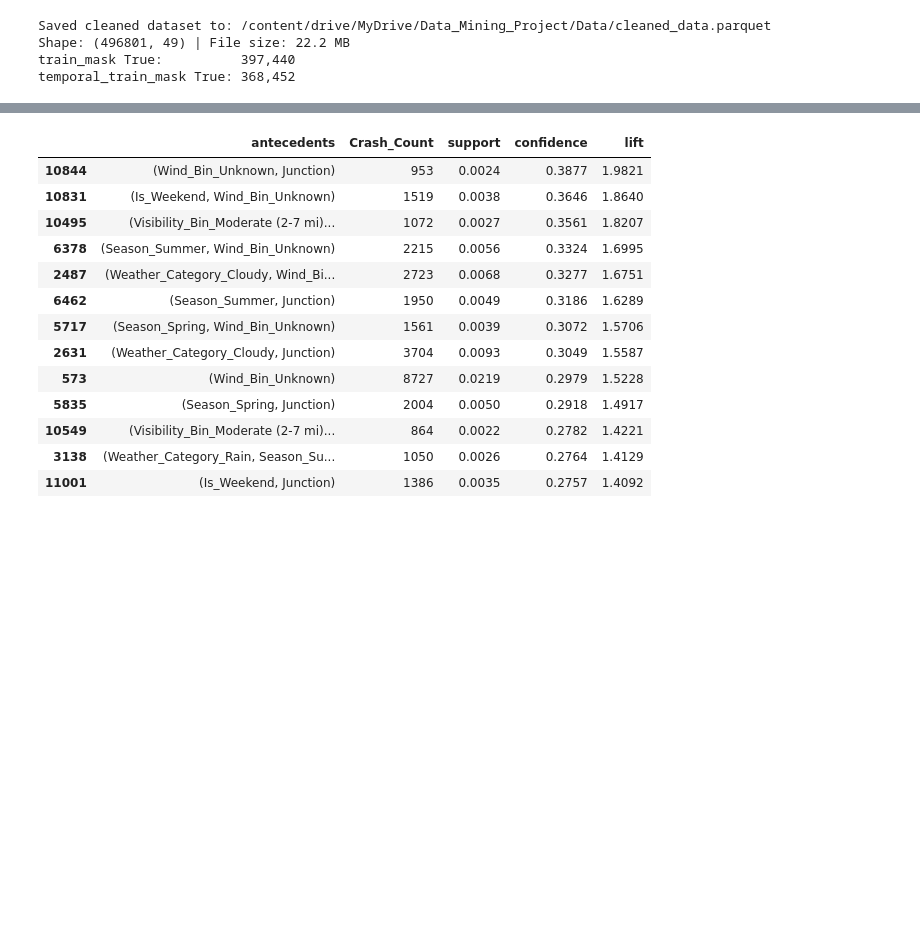
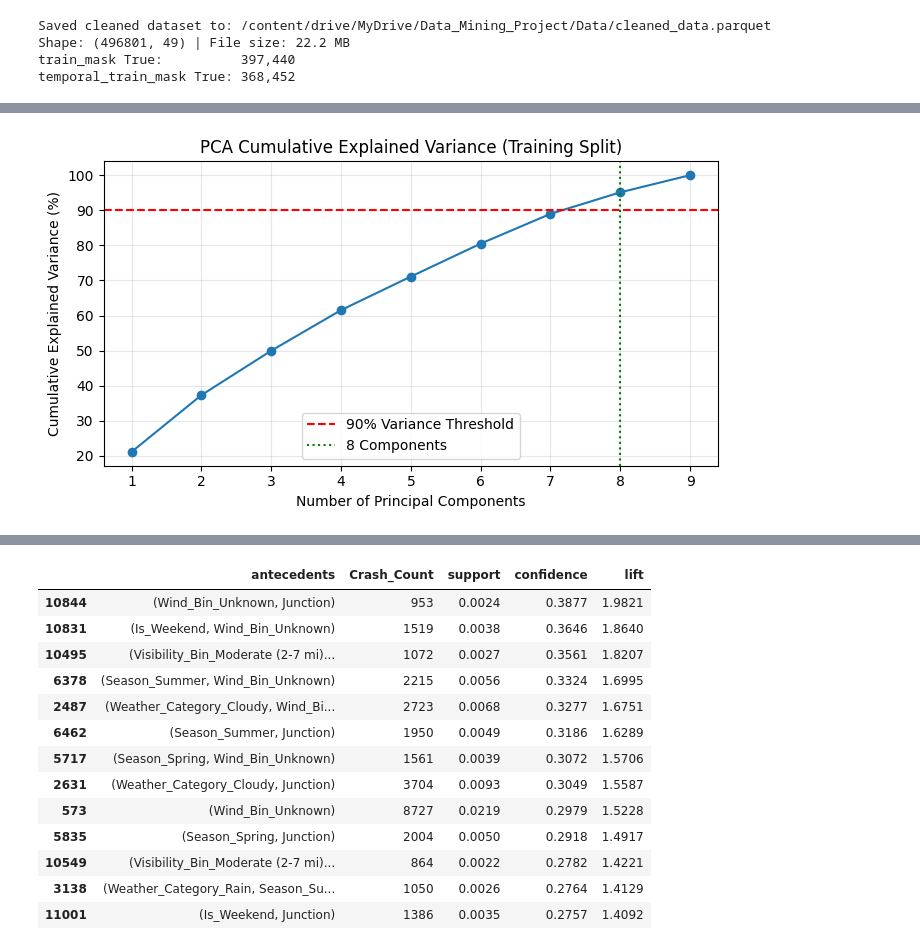
Before and after one commit to shahzaibali-edu/Road-Accident-Hotspot-Miner, a Jupyter notebook: P13_Hotspot_Miner.ipynb, the cells around one changed output, grey strips where cells are left out. Drawn from its saved outputs; the diff is of its cells as text; code cells hidden in the pictures; blank space fills up the shorter version.

```diff
--- a/P13_Hotspot_Miner.ipynb
+++ b/P13_Hotspot_Miner.ipynb
@@ -833,0 +772,92 @@ We retain the original preprocessed features inside the classification pipelines
+# %%
+import numpy as np
+import pandas as pd
+import matplotlib.pyplot as plt
+from sklearn.compose import ColumnTransformer
+from sklearn.pipeline import Pipeline
+from sklearn.impute import SimpleImputer
+from sklearn.preprocessing import StandardScaler, OneHotEncoder
+from sklearn.decomposition import PCA
+
+# 1. Feature lists (excluding post-crash 'Distance(mi)' and reporting confounders 'Source'/'Year')
+numeric_features = [
+    c for c in [
+        'Temperature(F)', 'Humidity(%)', 'Pressure(in)',
+        'Visibility(mi)', 'Wind_Speed(mph)', 'Precipitation(in)',
+        'Start_Lat', 'Start_Lng', 'Hour'
+    ] if c in df.columns
+]
+
+# Saved for M4 ablation study only (DO NOT use in primary app model)
+numeric_features_with_distance = numeric_features + (['Distance(mi)'] if 'Distance(mi)' in df.columns else [])
+
+# Fix #11: Added 'Sunrise_Sunset' ("light" in research question)
+categorical_features = [
+    c for c in [
+        'Weather_Category', 'Season', 'Time_of_Day',
+        'Sunrise_Sunset', 'Wind_Direction', 'Timezone'
+    ] if c in df.columns
+]
+
+binary_features = [
+    c for c in [
+        'Amenity', 'Bump', 'Crossing', 'Give_Way', 'Junction', 'No_Exit',
+        'Railway', 'Roundabout', 'Station', 'Stop', 'Traffic_Calming',
+        'Traffic_Signal', 'Turning_Loop', 'Is_Weekend'
+    ] if c in df.columns
+]
+
+model_features = numeric_features + categorical_features + binary_features
+
+# 2. Leakage-safe preprocessing pipeline (fit inside CV / train split only)
+num_pipe = Pipeline([
+    ('imputer', SimpleImputer(strategy='median', add_indicator=True)),
+    ('scaler', StandardScaler())
+])
+
+cat_pipe = Pipeline([
+    ('imputer', SimpleImputer(strategy='constant', fill_value='Unknown')),
+    ('ohe', OneHotEncoder(handle_unknown='ignore'))
+])
+
+preprocessor = ColumnTransformer([
+    ('num', num_pipe, numeric_features),
+    ('cat', cat_pipe, categorical_features),
+    ('bin', 'passthrough', binary_features)
+])
+
+# 3. Stratified 80/20 train/test split using train_mask
+X_train = df.loc[train_mask, model_features].copy()
+y_train = df.loc[train_mask, 'Severity'].copy()
+X_test = df.loc[~train_mask, model_features].copy()
+y_test = df.loc[~train_mask, 'Severity'].copy()
+
+print(f"Model features ({len(model_features)} total): "
+      f"{len(numeric_features)} numeric, {len(categorical_features)} categorical, {len(binary_features)} binary")
+print(f"X_train: {X_train.shape} | X_test: {X_test.shape}")
+
+# 4. Exploratory PCA on continuous weather/geo features (fit on train_mask only, Fix #12)
+pca_pipe = Pipeline([
+    ('imputer', SimpleImputer(strategy='median')),
+    ('scaler', StandardScaler()),
+    ('pca', PCA(random_state=42))
+])
+pca_pipe.fit(X_train[numeric_features])
+cumsum_var = np.cumsum(pca_pipe.named_steps['pca'].explained_variance_ratio_)
+n_90 = int(np.argmax(cumsum_var >= 0.90) + 1)
+
+print(f"\nPCA on {len(numeric_features)} numeric features (train split only):")
+print(f"Components associated with >=90% cumulative variance: {n_90} ({cumsum_var[n_90 - 1]*100:.2f}%)")
+
+plt.figure(figsize=(7, 4))
+plt.plot(range(1, len(cumsum_var) + 1), cumsum_var * 100, marker='o')
+plt.axhline(90, color='red', linestyle='--', label='90% Variance Threshold')
+plt.axvline(n_90, color='green', linestyle=':', label=f'{n_90} Components')
+plt.xlabel('Number of Principal Components')
+plt.ylabel('Cumulative Explained Variance (%)')
+plt.title('PCA Cumulative Explained Variance (Training Split)')
+plt.legend()
+plt.grid(alpha=0.3)
+plt.tight_layout()
+plt.show()
+# %% [output]
@@ -834,3 +869,4 @@ We retain the original preprocessed features inside the classification pipelines
+[figure, added]
 # %%
 import numpy as np
 import pandas as pd
```
Also changed, not shown: parts of 8 cells of this notebook.
